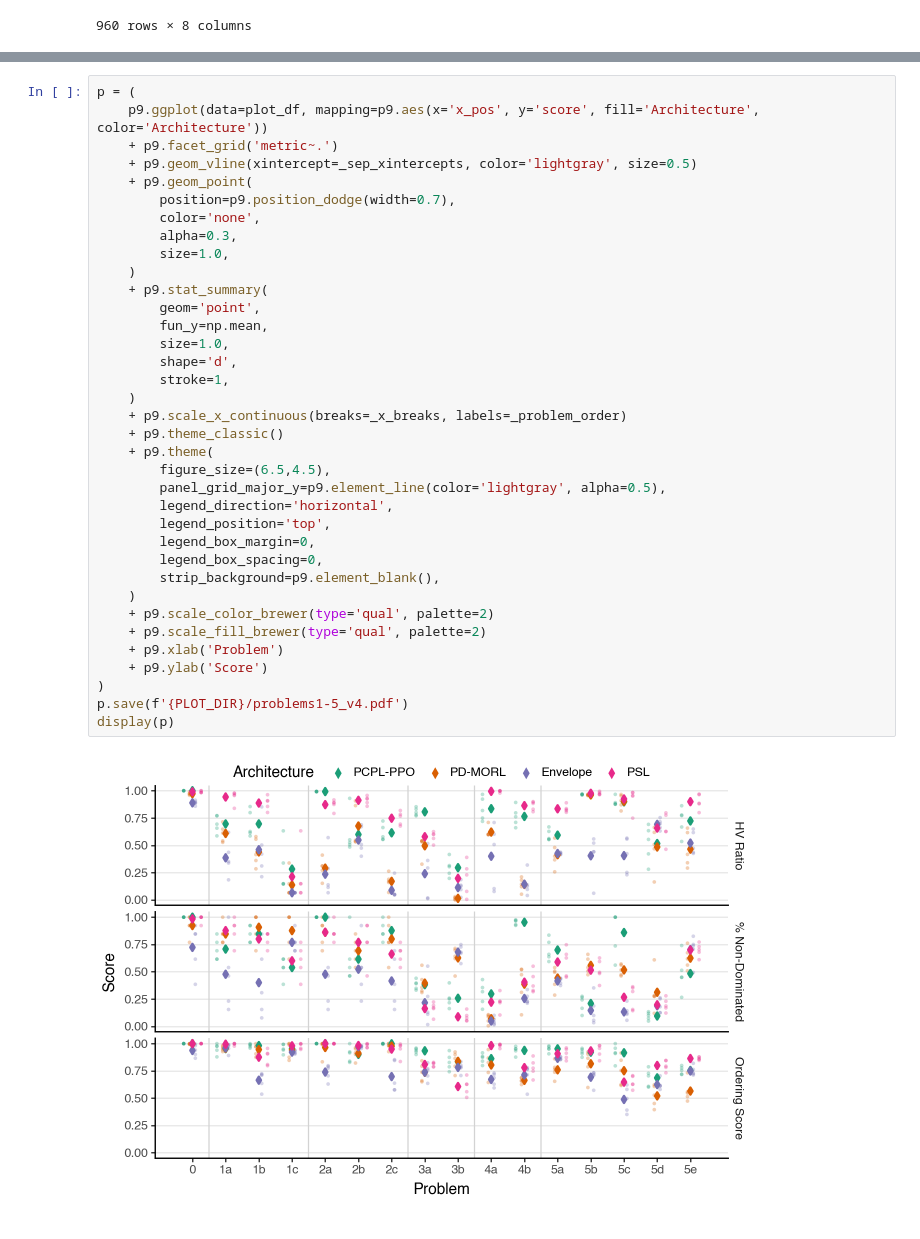
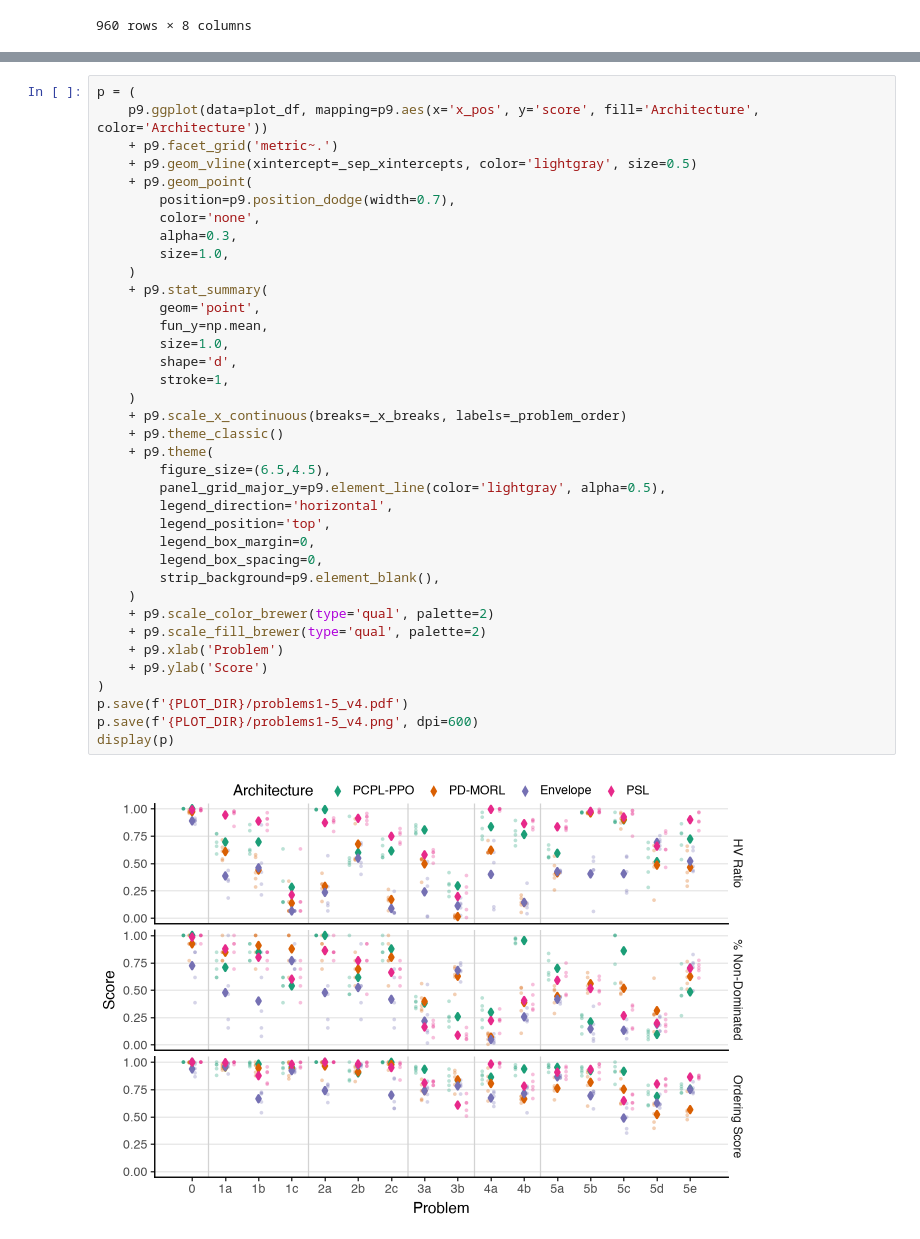
Before and after one commit to jzh001/GraphAllocBench, a Jupyter notebook: graphallocbench/examples/ijcai_fig2.ipynb, the cells around one changed output, grey strips where cells are left out. Cells and saved outputs as stored; diff of their text form.

Commit message:
add and update figures

```diff
--- a/graphallocbench/examples/ijcai_fig2.ipynb
+++ b/graphallocbench/examples/ijcai_fig2.ipynb
@@ -238,31 +239,32 @@ p = (
         color='none',
         alpha=0.3,
         size=1.0,
     )
     + p9.stat_summary(
         geom='point',
         fun_y=np.mean,
         size=1.0,
         shape='d',
         stroke=1,
     )
     + p9.scale_x_continuous(breaks=_x_breaks, labels=_problem_order)
     + p9.theme_classic()
     + p9.theme(
         figure_size=(6.5,4.5),
         panel_grid_major_y=p9.element_line(color='lightgray', alpha=0.5),
         legend_direction='horizontal',
         legend_position='top',
         legend_box_margin=0,
         legend_box_spacing=0,
         strip_background=p9.element_blank(),
     )
     + p9.scale_color_brewer(type='qual', palette=2)
     + p9.scale_fill_brewer(type='qual', palette=2)
     + p9.xlab('Problem')
     + p9.ylab('Score')
 )
 p.save(f'{PLOT_DIR}/problems1-5_v4.pdf')
+p.save(f'{PLOT_DIR}/problems1-5_v4.png', dpi=600)
 display(p)
 # %% [output]
-[figure, old version]
+[figure, new version]
```
Also changed, not shown: parts of 1 cell of this notebook, 16 other files.
